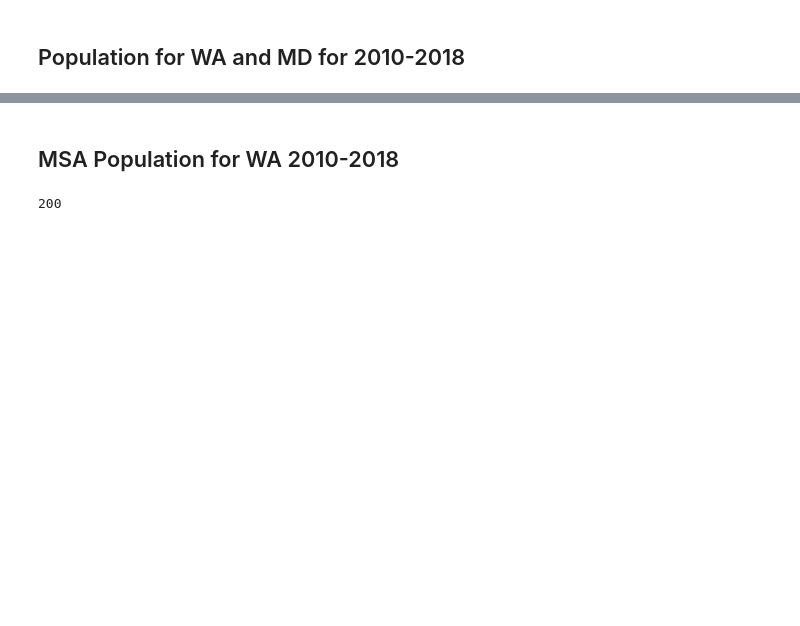
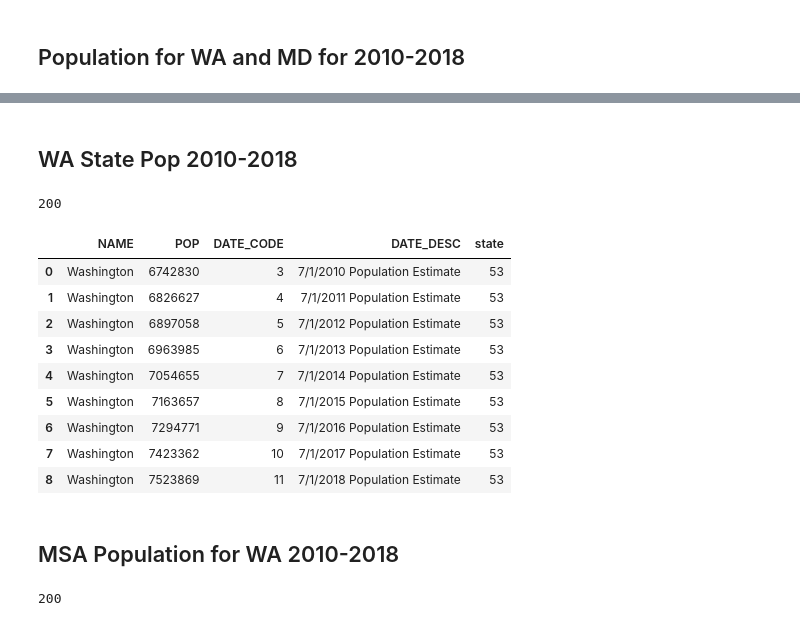
Before and after one commit to jennneth/EV-Adoption-Prediction, a Jupyter notebook: Data/demographics/censusAPI_msa_all.ipynb, the cells around one changed output, grey strips where cells are left out. Cells and saved outputs as stored; diff of their text form; code cells hidden in the pictures; blank space fills up the shorter version.

```diff
--- a/Data/demographics/censusAPI_msa_all.ipynb
+++ b/Data/demographics/censusAPI_msa_all.ipynb
@@ -160,0 +161,27 @@ WA_MD_pop
+# %% [markdown]
+## WA State Pop 2010-2018
+# %%
+url = "https://api.census.gov/data/2019/pep/charage?get=NAME,POP&DATE_CODE=3,4,5,6,7,8,9,10,11&DATE_DESC&for=state:53&key={0}".format(api_key)
+response = requests.get(url)
+
+# Print status code
+print(response.status_code)
+# %% [output]
+200
+# %%
+WA_pop = json_to_dataframe(response)
+
+# convert population to integer
+WA_pop['POP'] = WA_pop['POP'].astype(int)
+WA_pop
+# %% [output]
+|  | NAME | POP | DATE_CODE | DATE_DESC | state |
+| 0 | Washington | 6742830 | 3 | 7/1/2010 Population Estimate | 53 |
+| 1 | Washington | 6826627 | 4 | 7/1/2011 Population Estimate | 53 |
+| 2 | Washington | 6897058 | 5 | 7/1/2012 Population Estimate | 53 |
+| 3 | Washington | 6963985 | 6 | 7/1/2013 Population Estimate | 53 |
+| 4 | Washington | 7054655 | 7 | 7/1/2014 Population Estimate | 53 |
+| 5 | Washington | 7163657 | 8 | 7/1/2015 Population Estimate | 53 |
+| 6 | Washington | 7294771 | 9 | 7/1/2016 Population Estimate | 53 |
+| 7 | Washington | 7423362 | 10 | 7/1/2017 Population Estimate | 53 |
+| 8 | Washington | 7523869 | 11 | 7/1/2018 Population Estimate | 53 |
```
Also changed, not shown: parts of 33 cells of this notebook, 2 other files.
